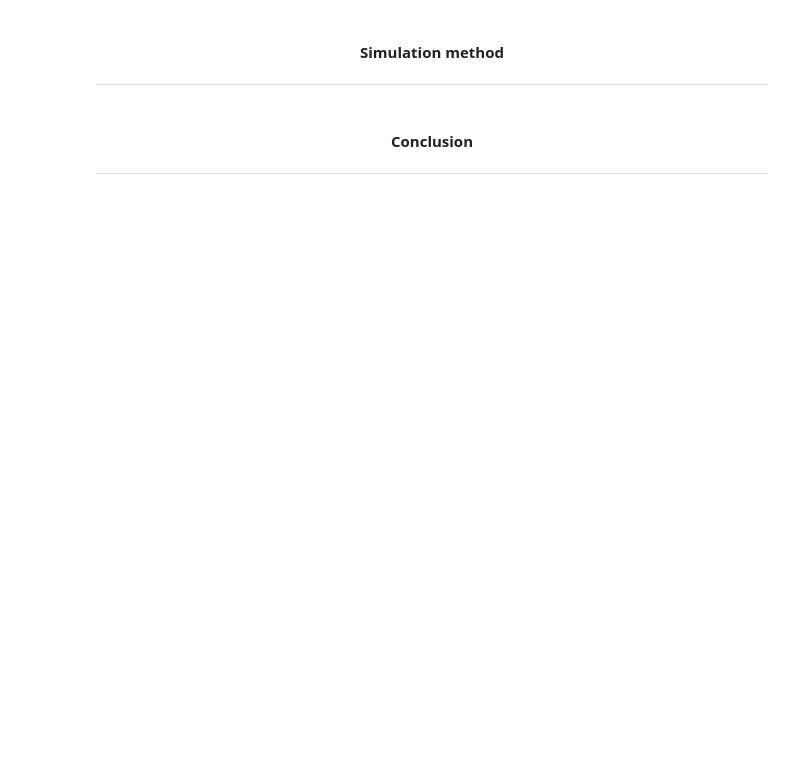
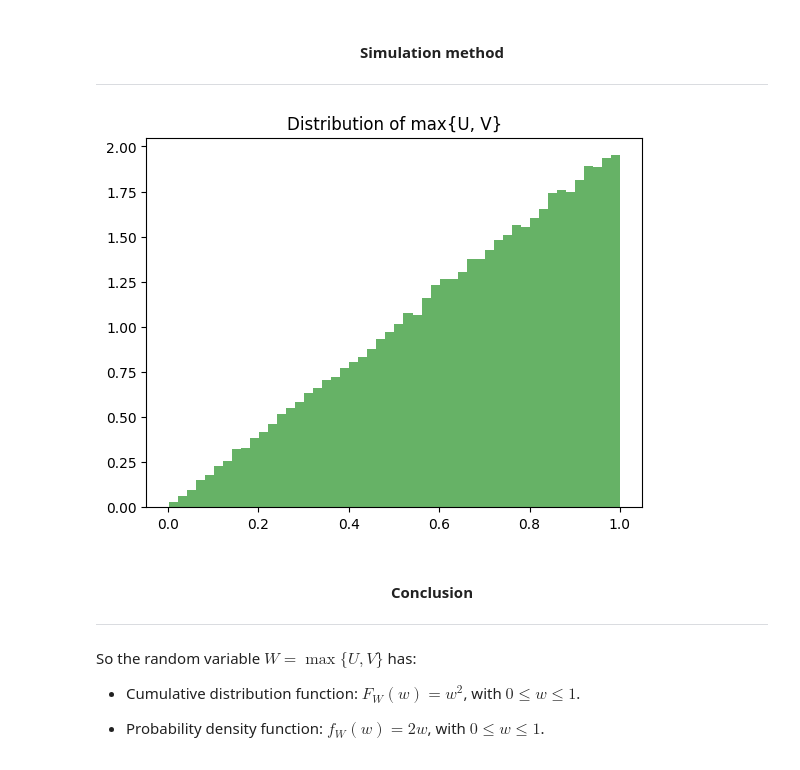
Before and after one commit to NhanPhamThanh-IT/Monte_Carlo_Statistics, a Jupyter notebook: src/assignment02.ipynb, the cells around one changed output. Drawn from its saved outputs; the diff is of its cells as text; code cells hidden in the pictures; blank space fills up the shorter version.

```diff
--- a/src/assignment02.ipynb
+++ b/src/assignment02.ipynb
@@ -151,6 +176,21 @@ That when we consider a uniform random variable $U$ on $(0,1)$, if we only care
 # %% [markdown]
 #### <div align="center"><strong>Simulation method</strong></div>
 <hr>
+# %%
+def max_uv(num_samples=100000):
+ U = np.random.uniform(0, 1, num_samples)
+ V = np.random.uniform(0, 1, num_samples)
+ return np.maximum(U, V)
+
+samples = max_uv()
+plot_distribution(samples, "Distribution of max{U, V}")
+# %% [output]
+[figure, added]
 # %% [markdown]
 #### <div align="center"><strong>Conclusion</strong></div>
 <hr>
+# %% [markdown]
+So the random variable $ W = \max\{U, V\} $ has:
+- Cumulative distribution function: $ F_W(w) = w^2 $, with $ 0 \leq w \leq 1 $.
+
+- Probability density function: $ f_W(w) = 2w $, with $ 0 \leq w \leq 1 $.
```
Also changed, not shown: parts of 4 cells of this notebook, 1 other file.
